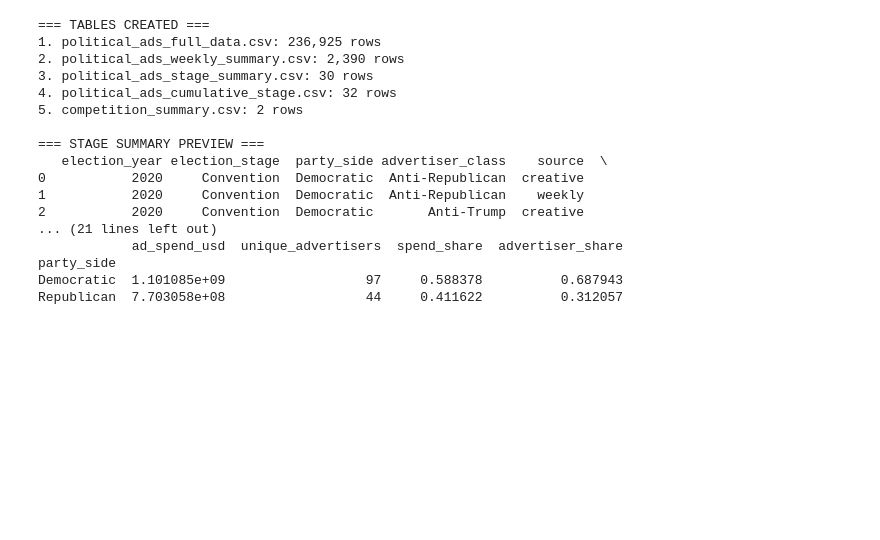
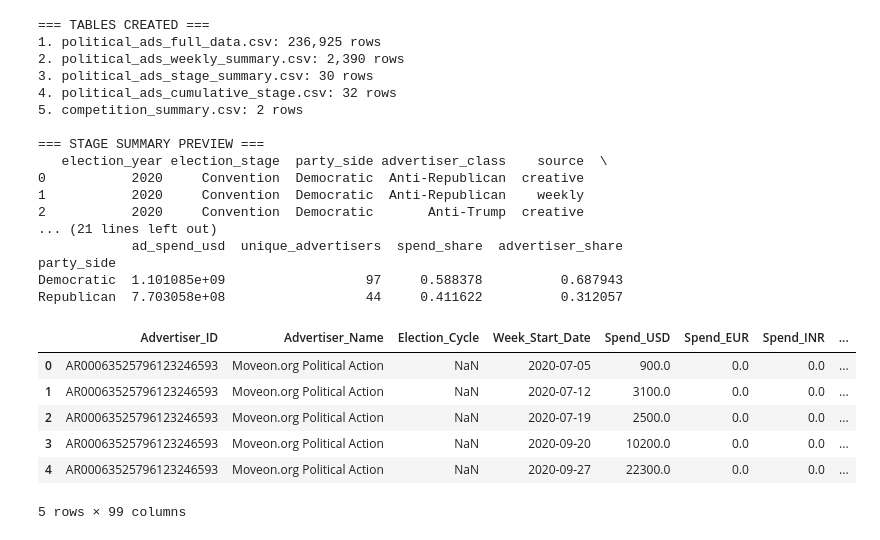
Before and after one commit to klyuchnikova/PoliticalVotingGames, a Jupyter notebook: collect_dataset.ipynb, the cells around one changed output. Saved outputs shown, nothing was run; the diff lists cells and outputs as text; code cells hidden in the pictures; blank space fills up the shorter version.

```diff
--- a/collect_dataset.ipynb
+++ b/collect_dataset.ipynb
@@ -1146,3 +1159,13 @@ print(competition_summary_df)
 party_side
 Democratic  1.101085e+09                  97     0.588378          0.687943
 Republican  7.703058e+08                  44     0.411622          0.312057
+# %%
+political_ads.head()
+# %% [output]
+|  | Advertiser_ID | Advertiser_Name | Election_Cycle | Week_Start_Date | Spend_USD | Spend_EUR | Spend_INR | ... |
+| 0 | AR00063525796123246593 | Moveon.org Political Action | NaN | 2020-07-05 | 900.0 | 0.0 | 0.0 | ... |
+| 1 | AR00063525796123246593 | Moveon.org Political Action | NaN | 2020-07-12 | 3100.0 | 0.0 | 0.0 | ... |
+| 2 | AR00063525796123246593 | Moveon.org Political Action | NaN | 2020-07-19 | 2500.0 | 0.0 | 0.0 | ... |
+| 3 | AR00063525796123246593 | Moveon.org Political Action | NaN | 2020-09-20 | 10200.0 | 0.0 | 0.0 | ... |
+| 4 | AR00063525796123246593 | Moveon.org Political Action | NaN | 2020-09-27 | 22300.0 | 0.0 | 0.0 | ... |
+5 rows × 99 columns
```
Also changed, not shown: parts of 8 cells of this notebook, 5 other files.
